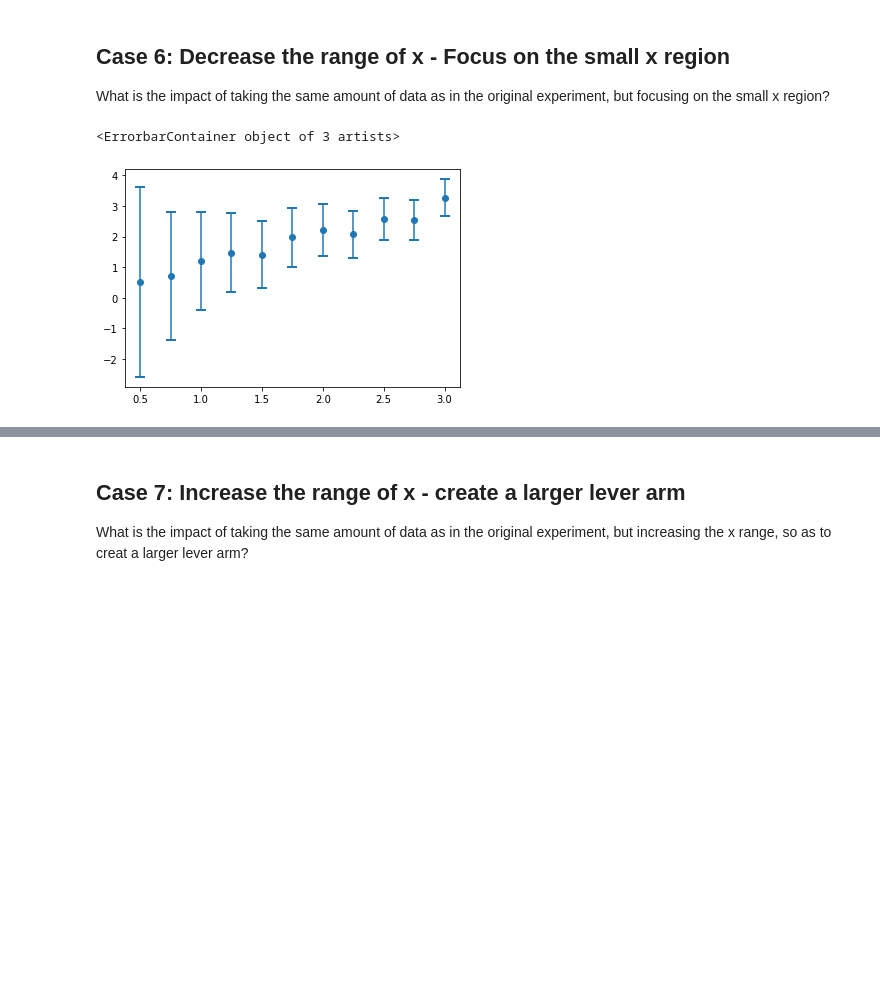
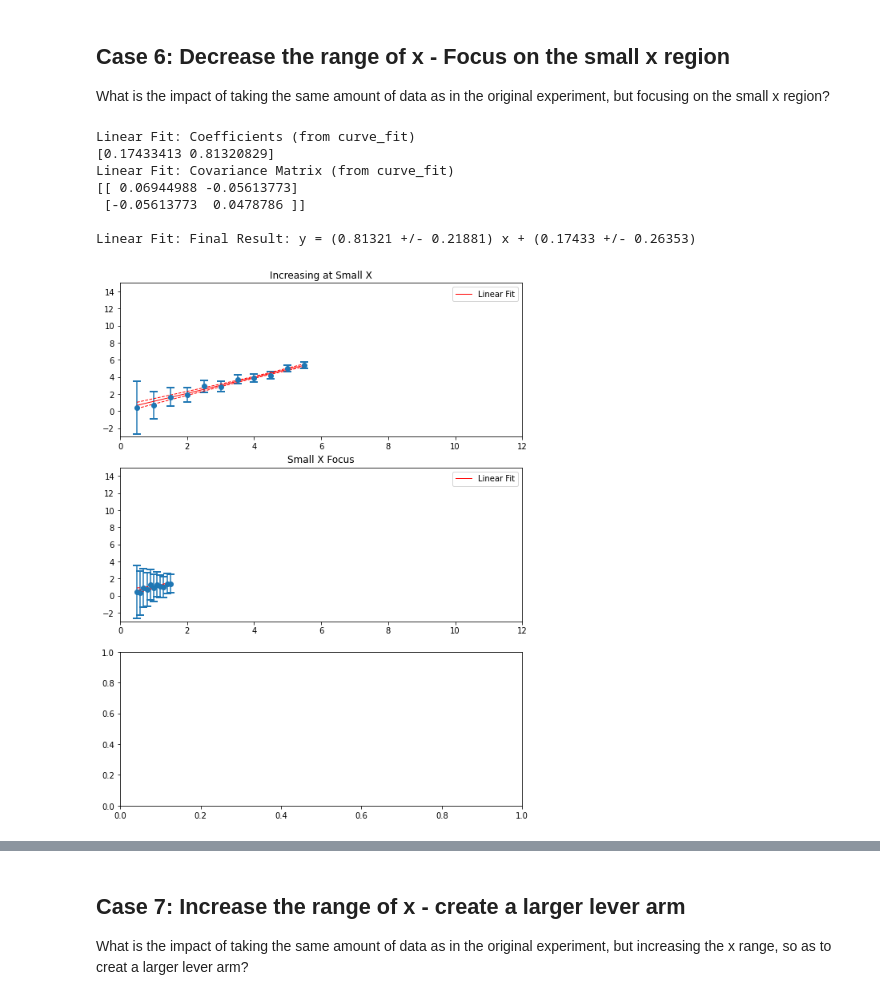
Before and after one commit to brash99/phys421, a Jupyter notebook: JupyterNotebooks/FittingExamples.ipynb, the cells around one changed output, grey strips where cells are left out. Saved outputs shown, nothing was run; the diff lists cells and outputs as text; code cells hidden in the pictures; blank space fills up the shorter version.

```diff
--- a/JupyterNotebooks/FittingExamples.ipynb
+++ b/JupyterNotebooks/FittingExamples.ipynb
@@ -40,0 +89,16 @@ plt.plot(xi,yi,'o')
+# %%
+# Let's plot this data, just to see what it looks like
+# Make a "figure" that has four panels (2 x 2) and is of a reasonable size for visualization
+# Assign convenient names to each of the four panels
+
+plt.rcParams["figure.figsize"] = (12,9)
+
+figure, axis = plt.subplots(2, 2)
+plot1 = plt.subplot2grid((2, 2), (0, 0), rowspan=1, colspan=1)
+plot2 = plt.subplot2grid((2, 2), (0, 1), rowspan=1, colspan=1)
+plot3 = plt.subplot2grid((2, 2), (1, 0), rowspan=1, colspan=1)
+plot4 = plt.subplot2grid((2, 2), (1, 1), rowspan=1, colspan=1)
+
+# Plot the data in the upper left panel, and give this panel a title
+plot1.plot(xi,yi,'o')
+plot1.set_title("No Uncertainties")
@@ -325,18 +351,44 @@ What is the impact of taking the same amount of data as in the original experime
 # %%
 # create some fake data
 
 npts = 11
 xlow = 0.5
-xhigh = 3.0
+xhigh = 1.5
 
 xl = xlow + 0.01
 xmid = (xhigh+xlow)/2.0+0.01
 
 xi = np.linspace(xlow,xhigh,npts)
 yi = xi + yrandom
 
 sigmai = np.array([0.1+ 1.5/np.abs(xi[i]) for i in range(npts)])
-plt.errorbar(xi, yi, yerr=sigmai, fmt='o', capsize=5, capthick=2)
+plot2.errorbar(xi, yi, yerr=sigmai, fmt='o', capsize=5, capthick=2)
+plot2.set_title("Small X Focus")
+plot2.set_xlim([0,12])
+plot2.set_ylim([-3,15])
+
+# Takes the x and y values to make a trendline
+b, m, db, dm = linear_fit_plot_errors(xi,yi,sigmai,plot2,0.0,12.0)
+
+# Adds the legend to the plot
+plot2.legend()
+
+# Since we are going to be comparing the results of fitting different data sets, create
+# and stat to fill some arrays to hold the fit results - (slope +/- dslope), (yint +/ dyint)
+
+slope.append(m)
+dslope.append(dm)
+yint.append(b)
+dyint.append(db)
+type.append('Small X Focus')
+
+figure2
 # %% [output]
-<ErrorbarContainer object of 3 artists>
+Linear Fit: Coefficients (from curve_fit)
+[0.17433413 0.81320829]
+Linear Fit: Covariance Matrix (from curve_fit)
+[[ 0.06944988 -0.05613773]
+ [-0.05613773  0.0478786 ]]
+
+Linear Fit: Final Result: y = (0.81321 +/- 0.21881) x + (0.17433 +/- 0.26353)
-[figure, old version]
+[figure, new version]
```
Also changed, not shown: parts of 29 cells of this notebook, 2 other files.
